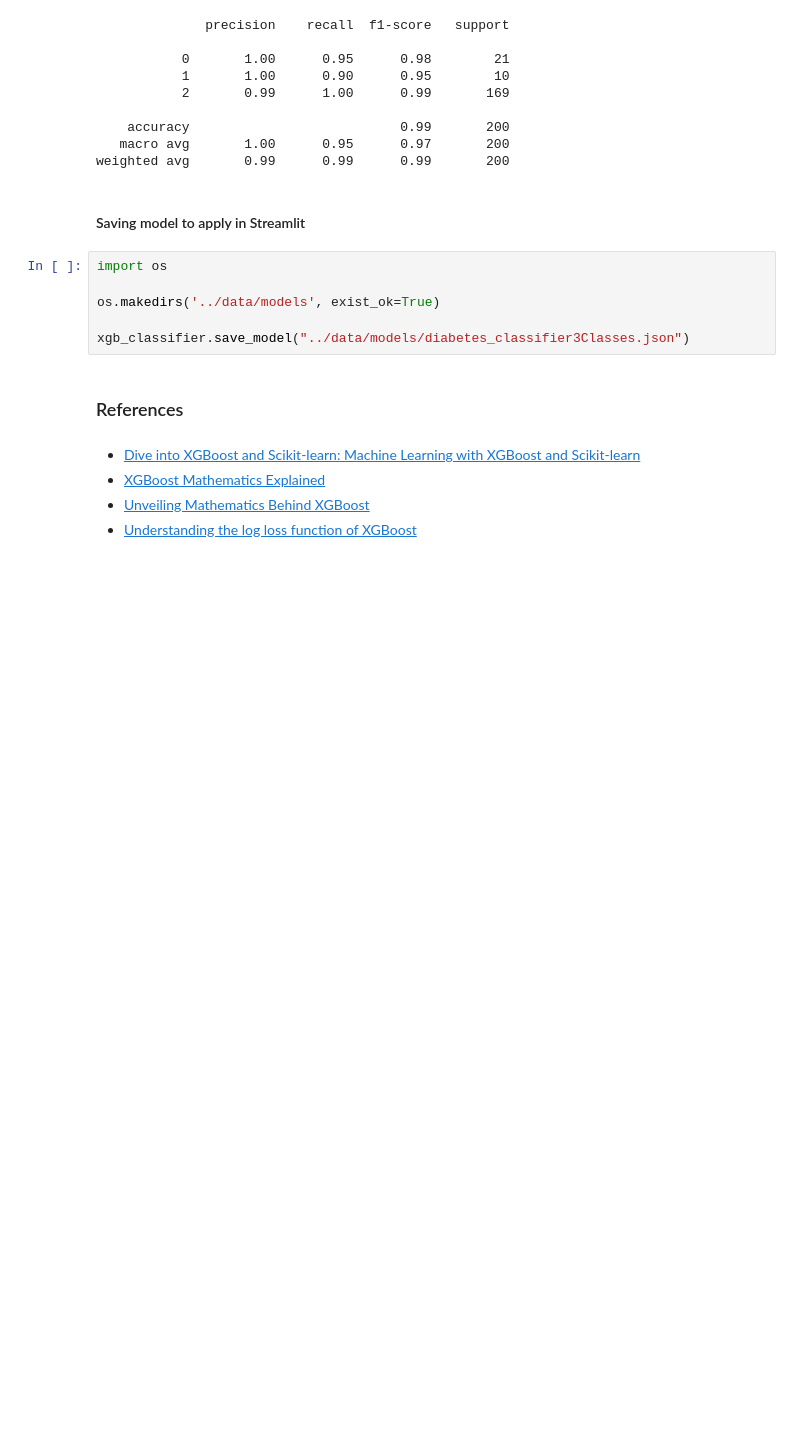
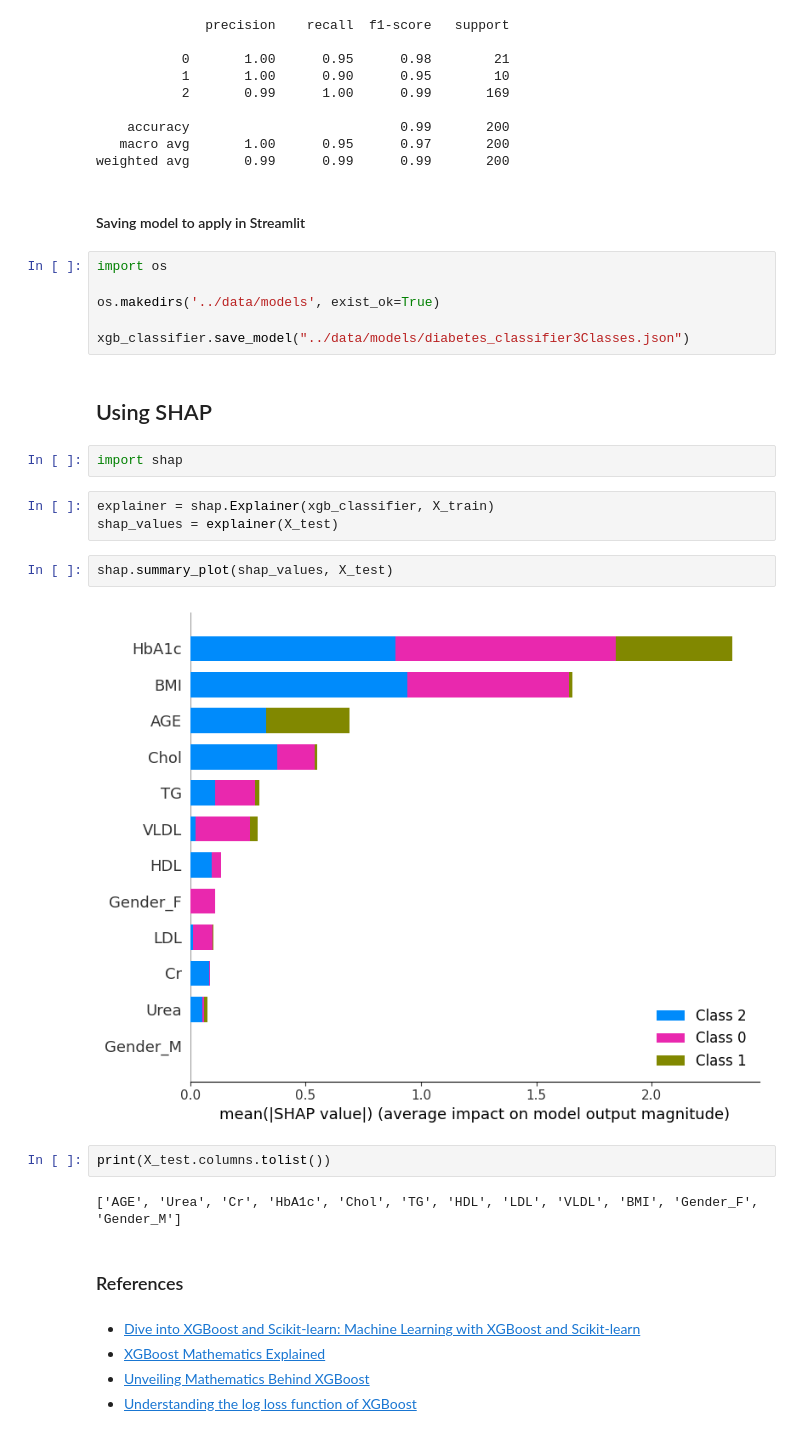
Before and after one commit to AndersonIvanildo/predicting-diabetes-with-xgboost, a Jupyter notebook: notebook/xgboost_apply.ipynb, the cells around one changed output. Cells and saved outputs as stored; diff of their text form; blank space fills up the shorter version.

Commit message:
apply shap

```diff
--- a/notebook/xgboost_apply.ipynb
+++ b/notebook/xgboost_apply.ipynb
@@ -158,6 +156,21 @@ import os
 os.makedirs('../data/models', exist_ok=True)
 
 xgb_classifier.save_model("../data/models/diabetes_classifier3Classes.json")
+# %% [markdown]
+## Using SHAP
+# %%
+import shap
+# %%
+explainer = shap.Explainer(xgb_classifier, X_train)
+shap_values = explainer(X_test)
+# %%
+shap.summary_plot(shap_values, X_test)
+# %% [output]
+[figure, added]
+# %%
+print(X_test.columns.tolist())
+# %% [output]
+['AGE', 'Urea', 'Cr', 'HbA1c', 'Chol', 'TG', 'HDL', 'LDL', 'VLDL', 'BMI', 'Gender_F', 'Gender_M']
 # %% [markdown]
 ### References
 # %% [markdown]
```
Also changed, not shown: parts of 1 cell of this notebook.
